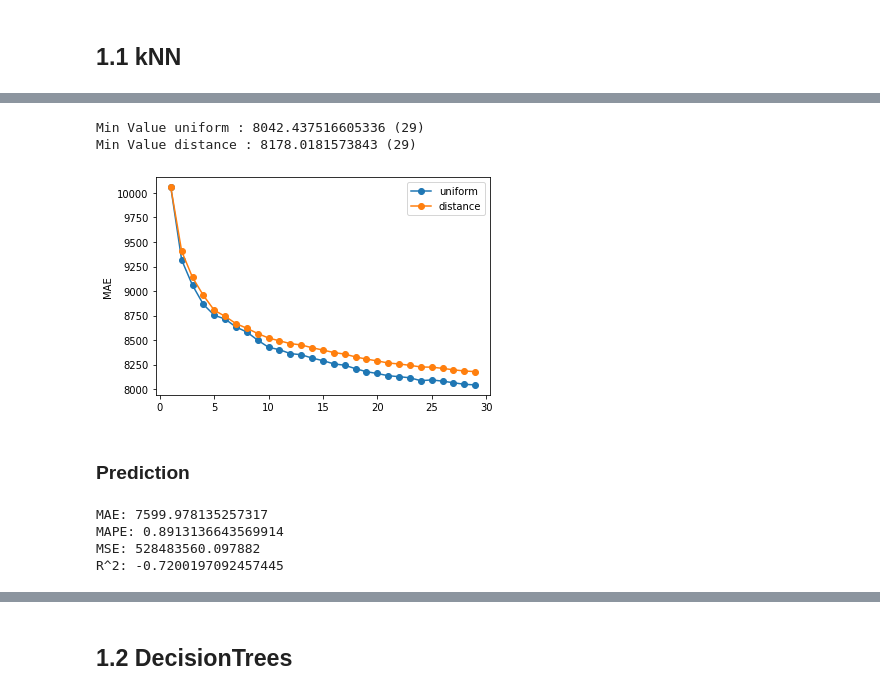
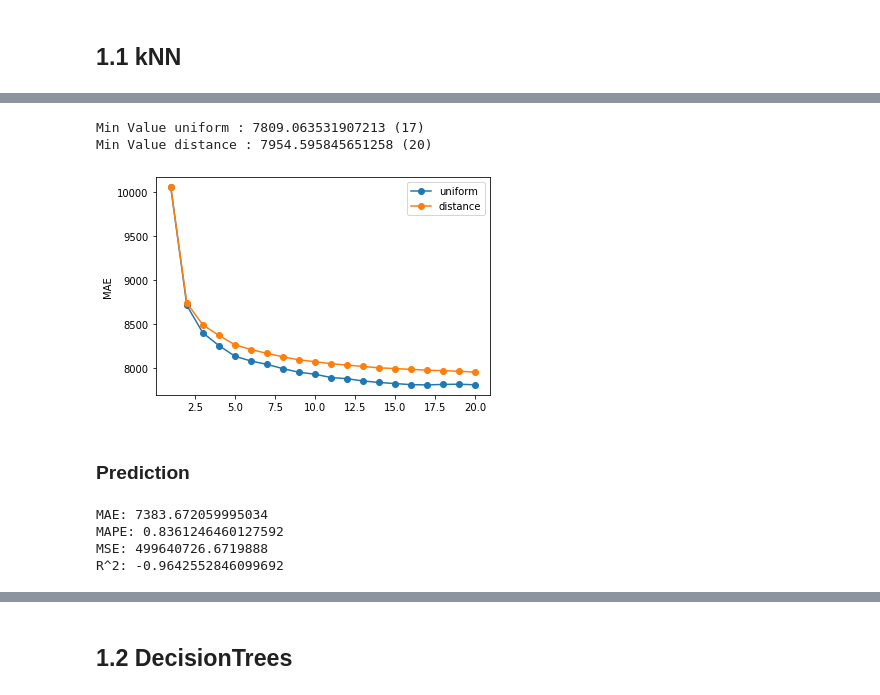
Before and after one commit to Laura-VFA/MachineLearning-21-22, a Jupyter notebook: ML_Deliverable3.ipynb, the cells around one changed output, grey strips where cells are left out. Drawn from its saved outputs; the diff is of its cells as text; code cells hidden in the pictures.

```diff
--- a/ML_Deliverable3.ipynb
+++ b/ML_Deliverable3.ipynb
@@ -282,44 +282,44 @@ cv = KFold(n_splits = 10, shuffle = False) #
 
 for i, weights in enumerate(['uniform', 'distance']):
    total_scores = []
-   for n_neighbors in range(1,30):
+   for n_neighbors in range(1,100, 5):
        fold_accuracy = []
        knn = neighbors.KNeighborsRegressor(n_neighbors, weights=weights, metric='euclidean')
        # verificar cada uno de los modelos con validación cruzada.
        for train_fold, test_fold in cv.split(X_train):
           # División train test aleatoria
           # train
           fx_train = X_train.iloc[train_fold]
           fy_train = y_train.iloc[train_fold]
           # test
           fx_test = X_train.iloc[test_fold]
           fy_test = y_train.iloc[test_fold]
 
           # entrenamiento y ejecución del modelo
           knn.fit( X = fx_train, y = fy_train)
           y_pred = knn.predict(X = fx_test)
           # evaluación del modelo
           mae = mean_absolute_error(fy_test, y_pred)
           fold_accuracy.append(mae)
        total_scores.append(sum(fold_accuracy)/len(fold_accuracy))
 
    plt.plot(range(1,len(total_scores)+1), total_scores,
              marker='o', label=weights)
    print ('Min Value ' +  weights + " : " +  str(min(total_scores)) +" (" + str(np.argmin(total_scores) + 1) + ")")
    plt.ylabel('MAE')
 
 
 plt.legend()
 plt.show()
 # %% [output]
-Min Value uniform : 8042.437516605336 (29)
-Min Value distance : 8178.0181573843 (29)
+Min Value uniform : 7809.063531907213 (17)
+Min Value distance : 7954.595845651258 (20)
-[figure, old version]
+[figure, new version]
 # %% [markdown]
 ### Prediction
 # %%
 # constructor
-n_neighbors = 24
+n_neighbors = 17*5
 weights = 'uniform'
 knn = neighbors.KNeighborsRegressor(n_neighbors= n_neighbors, weights=weights)
 
@@ -334,10 +334,10 @@ print ("MAPE:", metrics.mean_absolute_percentage_error(y_pred , y_test))
 print ("MSE:", metrics.mean_squared_error(y_pred , y_test))
 print ("R^2:", metrics.r2_score(y_pred , y_test))
 # %% [output]
-MAE: 7599.978135257317
-MAPE: 0.8913136643569914
-MSE: 528483560.097882
-R^2: -0.7200197092457445
+MAE: 7383.672059995034
+MAPE: 0.8361246460127592
+MSE: 499640726.6719888
+R^2: -0.9642552846099692
 # %%
 from sklearn.metrics import mean_absolute_error
 
```
Also changed, not shown: parts of 68 cells of this notebook.
